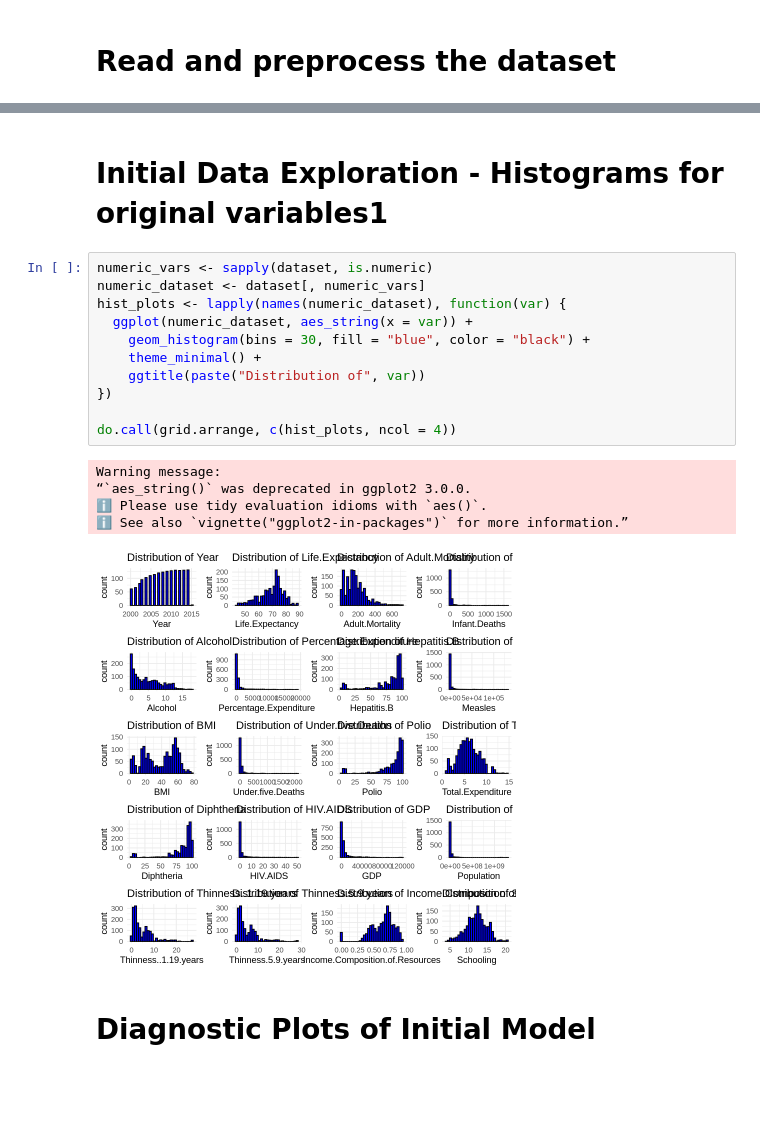
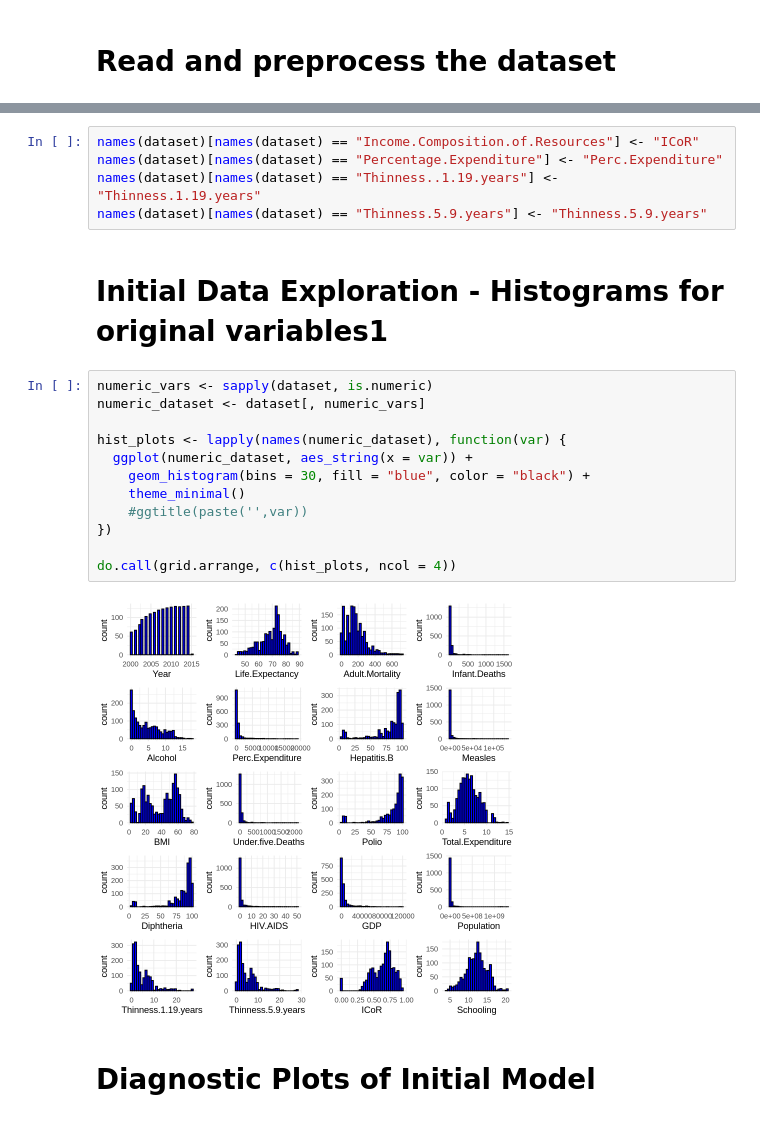
Before and after one commit to GeorgeM2000/Life-Expectancy-Analysis, a Jupyter notebook: Life-Expectancy-Analysis-Log.ipynb, the cells around one changed output, grey strips where cells are left out. Drawn from its saved outputs; the diff is of its cells as text; blank space fills up the shorter version.

```diff
--- a/Life-Expectancy-Analysis-Log.ipynb
+++ b/Life-Expectancy-Analysis-Log.ipynb
@@ -29,22 +57,24 @@ dataset <- na.omit(dataset)
+# %%
+names(dataset)[names(dataset) == "Income.Composition.of.Resources"] <- "ICoR"
+names(dataset)[names(dataset) == "Percentage.Expenditure"] <- "Perc.Expenditure"
+names(dataset)[names(dataset) == "Thinness..1.19.years"] <- "Thinness.1.19.years"
+names(dataset)[names(dataset) == "Thinness.5.9.years"] <- "Thinness.5.9.years"
 # %% [markdown]
 # Initial Data Exploration - Histograms for original variables1
 # %%
 numeric_vars <- sapply(dataset, is.numeric)
 numeric_dataset <- dataset[, numeric_vars]
+
 hist_plots <- lapply(names(numeric_dataset), function(var) {
   ggplot(numeric_dataset, aes_string(x = var)) +
     geom_histogram(bins = 30, fill = "blue", color = "black") +
-    theme_minimal() +
-    ggtitle(paste("Distribution of", var))
+    theme_minimal()
+    #ggtitle(paste('',var))
 })
 
 do.call(grid.arrange, c(hist_plots, ncol = 4))
 # %% [output]
-Warning message:
-“`aes_string()` was deprecated in ggplot2 3.0.0.
-ℹ Please use tidy evaluation idioms with `aes()`.
-ℹ See also `vignette("ggplot2-in-packages")` for more information.”
-[figure, old version]
+[figure, new version]
 # %% [markdown]
 # Diagnostic Plots of Initial Model
 # %%
```
Also changed, not shown: parts of 4 cells of this notebook.
